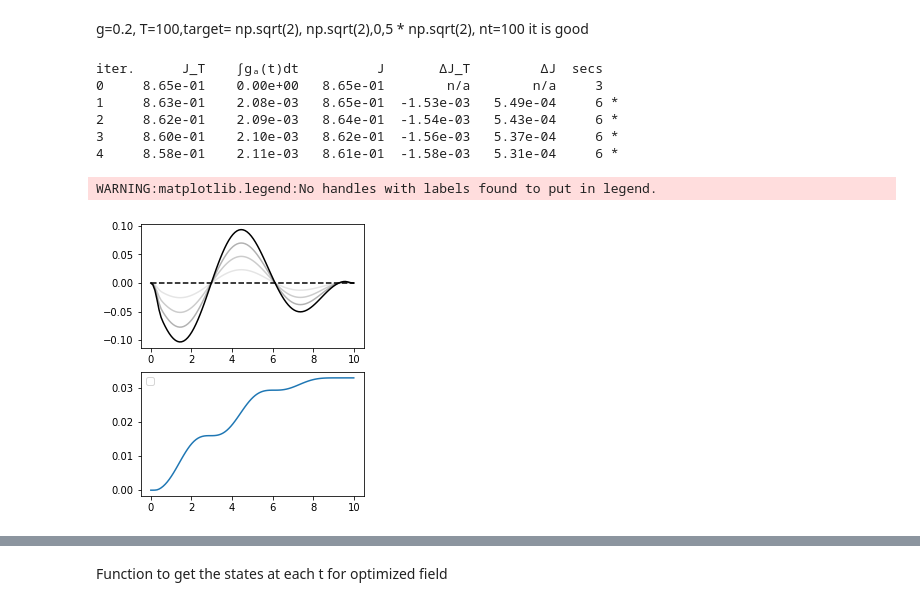
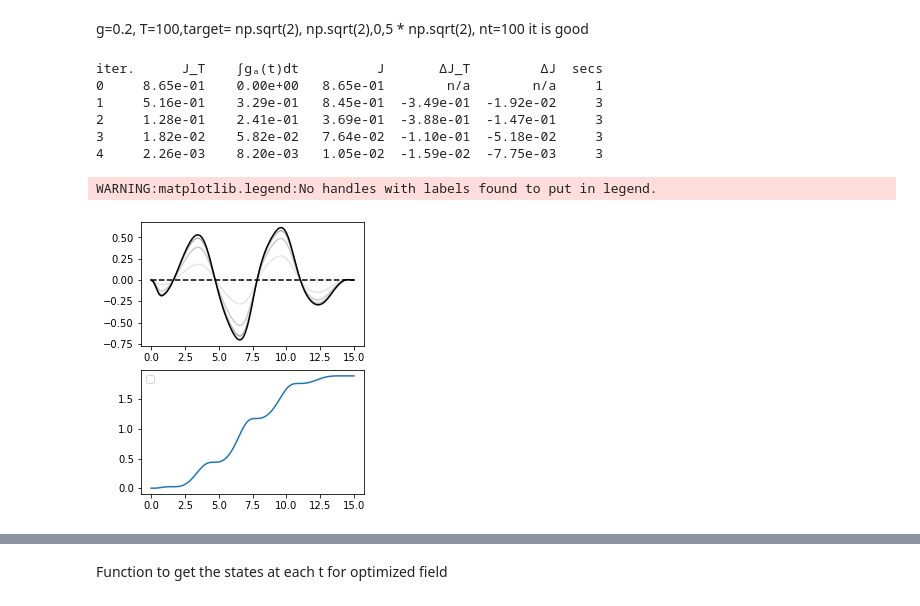
Before and after one commit to gsuarezr/krotov, a Jupyter notebook: Field/Gaussian(field).ipynb, the cells around one changed output, grey strips where cells are left out. Drawn from its saved outputs; the diff is of its cells as text; code cells hidden in the pictures.

```diff
--- a/Field/Gaussian(field).ipynb
+++ b/Field/Gaussian(field).ipynb
@@ -78,10 +62,10 @@ g=0.2, T=100,target= np.sqrt(2), np.sqrt(2),0,5 * np.sqrt(2), nt=100 it is good
 omega=1
 ampl0=0.0000001
 #T=8
-mu=0.05
+mu=0.5
 g=0.2*omega
 #ampl0=1
-T=10
+T=15
 nt=100
 tlist = np.linspace(0,T, nt)
 def hamiltonian(omega, ampl0, mu,g):
@@ -178,36 +162,36 @@ r=np.pi/4
 r2=np.pi/8
 theta=np.pi/4
 objectives = [
     krotov.Objective(
         #initial_state=qutip.Qobj(np.array([1,0,0,0,0,1/2*np.cosh(2*r2),0,-1/2*np.sinh(2*r2)*np.cos(theta),-1/2*np.sinh(2*r2)*np.sin(theta),1/2*np.cosh(2*r2),-1/2*np.sinh(2*r2)*np.sin(theta),1/2*np.sinh(2*r2)*np.cos(theta),1/2*np.cosh(2*r2),0,1/2*np.cosh(2*r2)])), target=qutip.Qobj(qutip.Qobj(np.array([1,0,0,0,0,1/2*np.cosh(2*r),0,-1/2*np.sinh(2*r)*np.cos(theta),-1/2*np.sinh(2*r)*np.sin(theta),1/2*np.cosh(2*r),-1/2*np.sinh(2*r)*np.sin(theta),1/2*np.sinh(2*r)*np.cos(theta),1/2*np.cosh(2*r),0,1/2*np.cosh(2*r)]))), H=H
         initial_state=qutip.Qobj(np.array([1,0,0,0,0,1/2,0,0,0,1/2,0,0,1/2,0,1/2])), target=qutip.Qobj(target), H=H
       )
   ]
 
 opt_result = krotov.optimize_pulses(
   objectives,
   pulse_options=pulse_options,
   tlist=tlist,
   fieldcoupling=mu,
   propagator=krotov.propagators.expm,
   chi_constructor=krotov.functionals.chis_ss,
   info_hook=krotov.info_hooks.print_table(J_T=krotov.functionals.J_T_ss),
   check_convergence=krotov.convergence.Or(
       krotov.convergence.value_below('9e-3', name='J_T'),
       krotov.convergence.check_monotonic_error,
       #krotov.convergence.check_monotonic_fidelity,
 
   ),
     store_all_pulses=True,
     overlap=inte.coherent_overlap,norm='gaussiano'
 )
 plot_iterations(opt_result)
 # %% [output]
 iter.      J_T    ∫gₐ(t)dt          J       ΔJ_T         ΔJ  secs
-0     8.65e-01    0.00e+00   8.65e-01        n/a        n/a     3
-1     8.63e-01    2.08e-03   8.65e-01  -1.53e-03   5.49e-04     6 *
-2     8.62e-01    2.09e-03   8.64e-01  -1.54e-03   5.43e-04     6 *
-3     8.60e-01    2.10e-03   8.62e-01  -1.56e-03   5.37e-04     6 *
-4     8.58e-01    2.11e-03   8.61e-01  -1.58e-03   5.31e-04     6 *
+0     8.65e-01    0.00e+00   8.65e-01        n/a        n/a     1
+1     5.16e-01    3.29e-01   8.45e-01  -3.49e-01  -1.92e-02     3
+2     1.28e-01    2.41e-01   3.69e-01  -3.88e-01  -1.47e-01     3
+3     1.82e-02    5.82e-02   7.64e-02  -1.10e-01  -5.18e-02     3
+4     2.26e-03    8.20e-03   1.05e-02  -1.59e-02  -7.75e-03     3
 WARNING:matplotlib.legend:No handles with labels found to put in legend.
-[figure, old version]
+[figure, new version]
```
Also changed, not shown: parts of 6 cells of this notebook.
